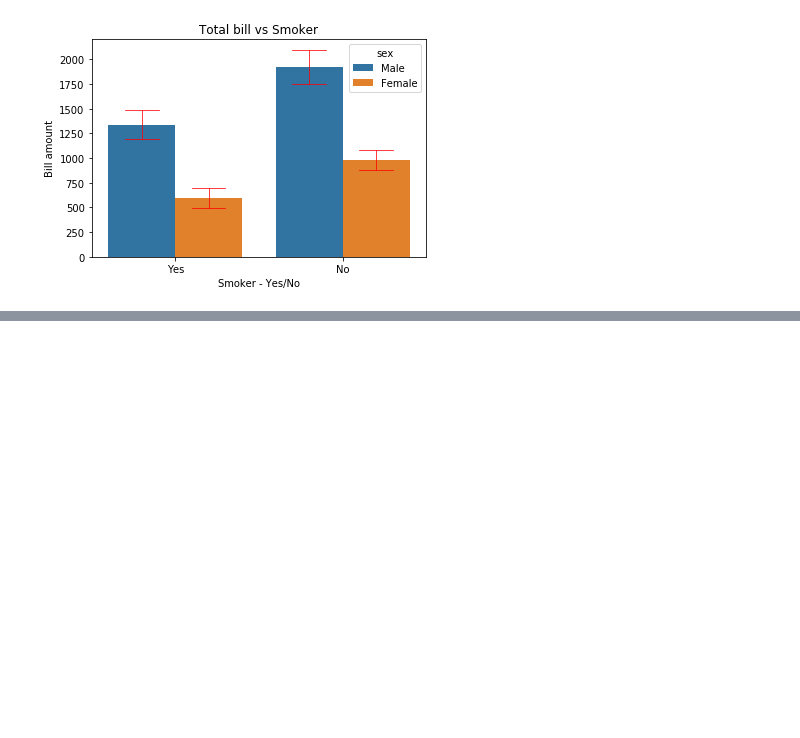
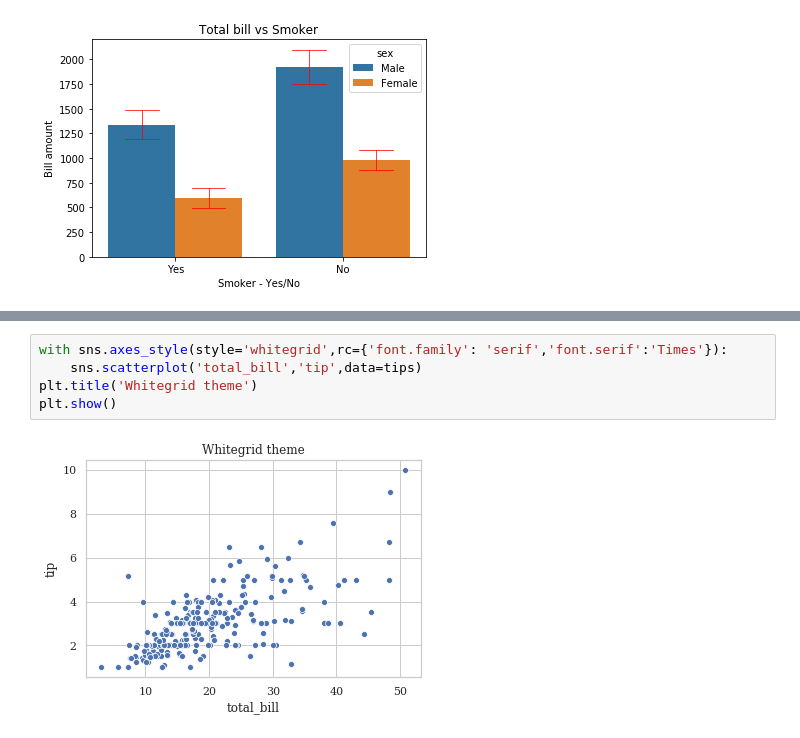
Before and after one commit to ajaytech002/visualization, a Jupyter notebook: Seaborn Demo Examples.ipynb, the cells around one changed output, grey strips where cells are left out. Cells and saved outputs as stored; diff of their text form; blank space fills up the shorter version.

```diff
--- a/Seaborn Demo Examples.ipynb
+++ b/Seaborn Demo Examples.ipynb
@@ -61,0 +98,7 @@ plt.show()
+# %%
+with sns.axes_style(style='whitegrid',rc={'font.family': 'serif','font.serif':'Times'}):
+    sns.scatterplot('total_bill','tip',data=tips)
+plt.title('Whitegrid theme')
+plt.show()
+# %% [output]
+[figure, added]
```
Also changed, not shown: parts of 37 cells of this notebook, 4 other files.
